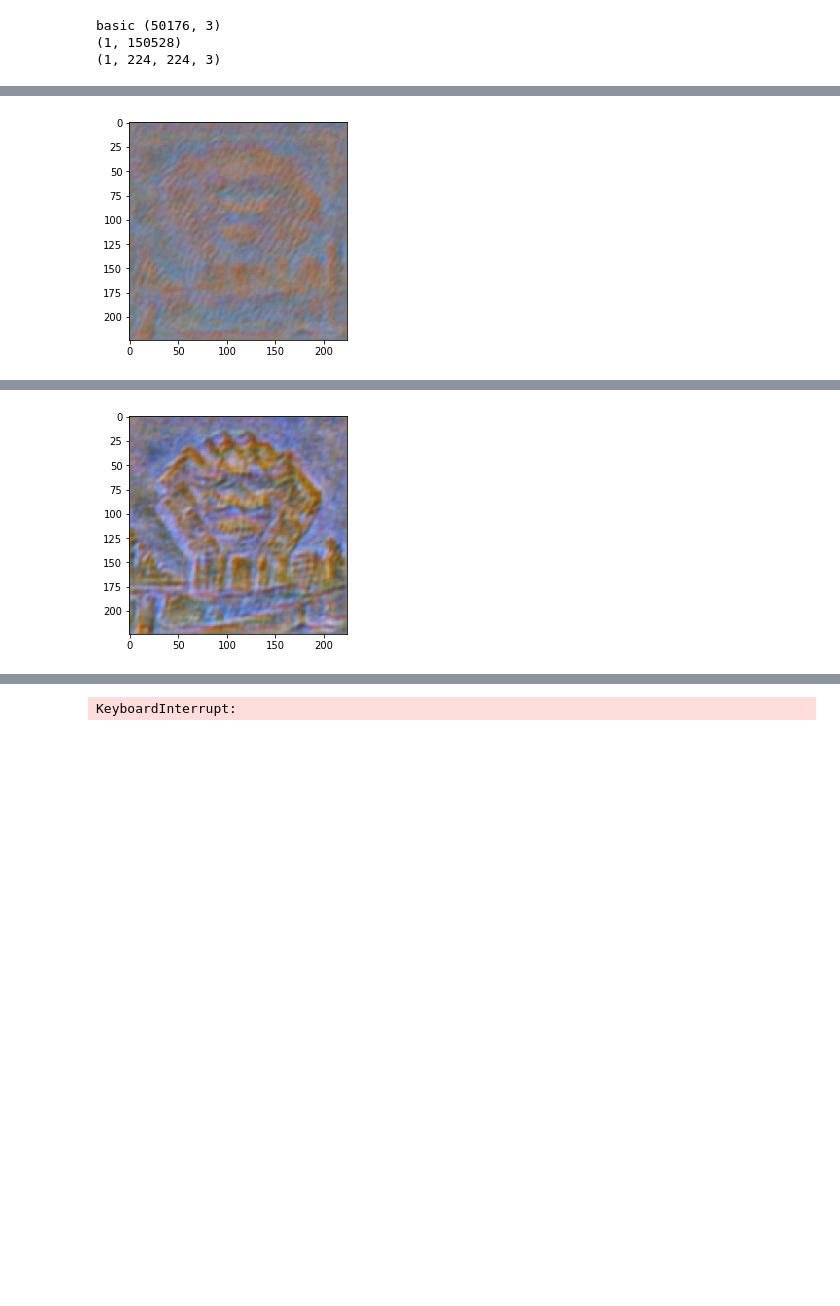
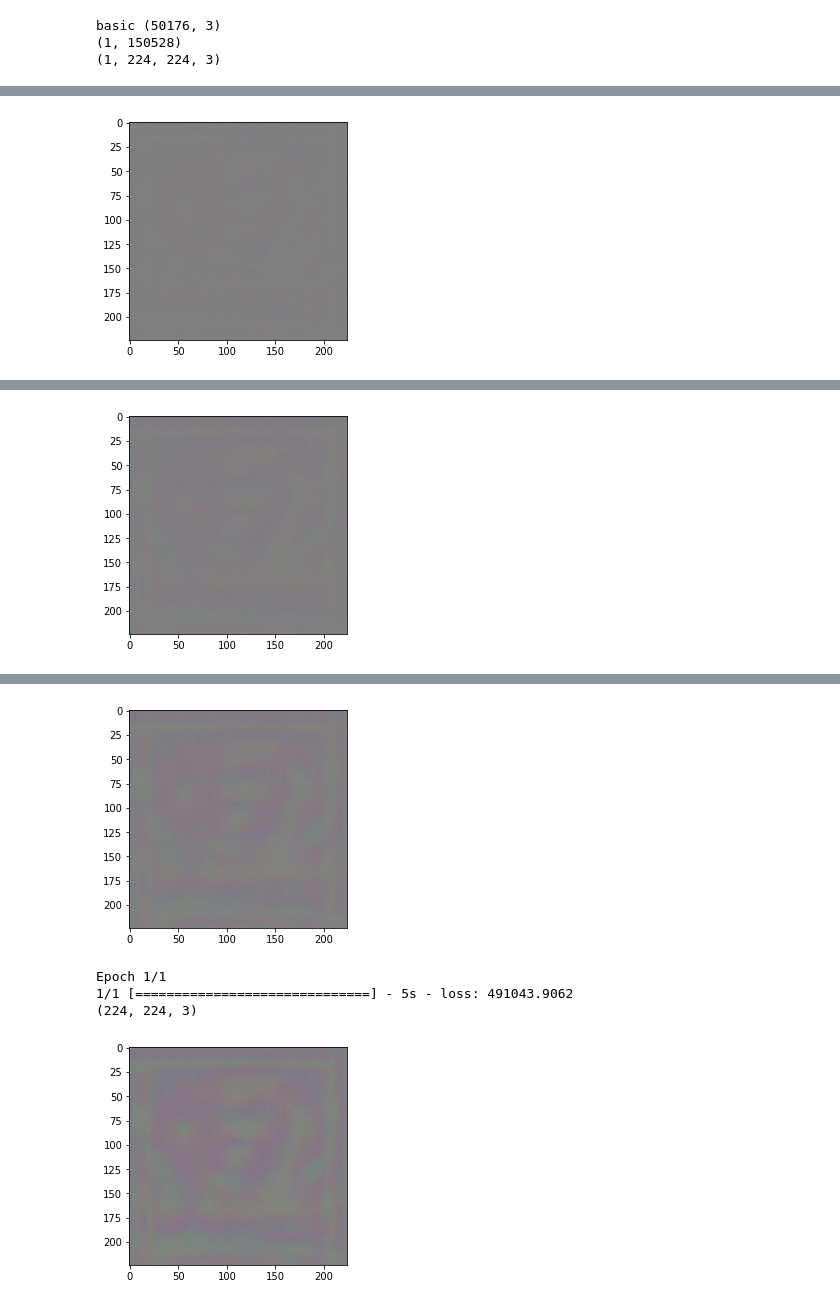
Before and after one commit to aliasvishnu/Generative-Style-Transfer, a Jupyter notebook: GNST-v2.ipynb, the cells around one changed output, grey strips where cells are left out. Drawn from its saved outputs; the diff is of its cells as text; code cells hidden in the pictures; blank space fills up the shorter version.

```diff
--- a/GNST-v2.ipynb
+++ b/GNST-v2.ipynb
@@ -31,7 +31,7 @@ style_reference_image_path = "vango.jpg"
 iterations = 30
 
 total_variation_weight = 1.0
-style_weight = 1.0
+style_weight = 1.0 * 100
 content_weight = 0.025
 
 width, height = load_img(base_image_path).size
@@ -40,11 +40,12 @@ img_ncols = 224#int(width * img_nrows / height)
 # %%
 def preprocess_image(image_path):
     img = load_img(image_path, target_size=(img_nrows, img_ncols))
-    img = img_to_array(img) * 1.0/ 256
+    img = img_to_array(img) * 1.0
     img = np.expand_dims(img, axis=0)
-#     img = vgg16.preprocess_input(img)
-    print img
-    plt.imshow(img[0])
+    print img [0][0][0]
+    img = vgg16.preprocess_input(img)
+    print img [0][0][0]
+    plt.imshow(img[0] / 256 + 0.5)
     plt.show()
     return img
 
@@ -255,10 +226,10 @@ def total_variation_loss(x):
 #     return loss
 
 def get_loss2(y_true, y_pred):
-    sty = style_reference_image - 0.5
-    combo =  y_pred * 0.5
+    sty = (style_reference_image)
+    combo =  vgg16.preprocess_input (y_pred * 256)
 #     combo = vgg16.preprocess_input(combo)
-    base = base_image - 0.5
+    base = (base_image)
 #     loss = style_loss(sty[0, :, :, :], combo[0, :, :, :])
 #     loss += 0.25 * content_loss(base[0, :, :, :], combo[0, :, :, :])
 #     print "loss", K.shape(loss), loss
@@ -372,7 +343,7 @@ inputs_ = Input(shape=( 224,224,3, ))
 
 
 # Layer 1
-x1 = Dense(100, activation = 'tanh', init = 'glorot_uniform')(inputs)
+x1 = Dense(5, activation = 'tanh', init = 'glorot_uniform')(inputs)
 
 # Layer 2
 x = Dense(64*56*56, activation = 'tanh', init = 'glorot_uniform')(x1)
@@ -382,7 +353,7 @@ x = Reshape((56, 56, 64))(x)
 
 # Layer 3
 x = UpSampling2D(size = (2, 2), dim_ordering = 'tf')(x)
-x = Convolution2D(32, 5, 5, border_mode = 'same', activation = 'tanh')(x)
+x = Convolution2D(16, 5, 5, border_mode = 'same', activation = 'tanh')(x)
 
 # # Layer 4
 # x = UpSampling2D(size = (2, 2))(x) #shape is (16, 28, 28)
@@ -394,7 +365,7 @@ x = Convolution2D(32, 5, 5, border_mode = 'same', activation = 'tanh')(x)
 
 # Layer 6
 x = UpSampling2D(size = (2, 2))(x)
-out = Convolution2D(3, 5, 5, border_mode = 'same', activation = 'tanh')(x)
+out = Convolution2D(3, 5, 5, border_mode = 'same', activation = 'sigmoid')(x)
 
 
 #  output shape is (None, 3, 224, 224)
@@ -495,6 +466,6 @@ Model loaded.
 # %%
 for i in range(10):
-    generative_model.fit(trainX3, inpY, nb_epoch = 10)
+    generative_model.fit(trainX3, inpY, nb_epoch = 1)
     img = generative_model.predict(trainX3) * 0.5 + 0.5
     img = img[0]
     print img.shape
@@ -521,2 +478,2 @@ Epoch 10/10
 (224, 224, 3)
-[figure, old version]
+[figure, new version]
@@ -539,2 +482,2 @@ Epoch 10/10
 (224, 224, 3)
-[figure, old version]
+[figure, new version]
@@ -557,2 +486,6 @@ Epoch 10/10
 (224, 224, 3)
+[figure, added]
-KeyboardInterrupt:
+Epoch 1/1
+1/1 [==============================] - 5s - loss: 491043.9062
+(224, 224, 3)
+[figure, added]
```
Also changed, not shown: parts of 6 cells of this notebook.
